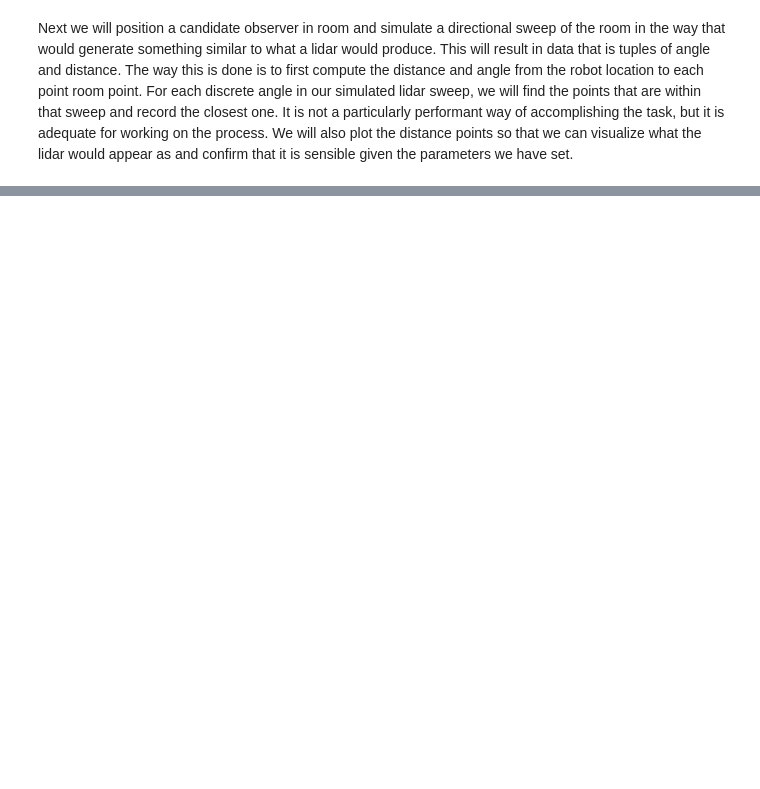
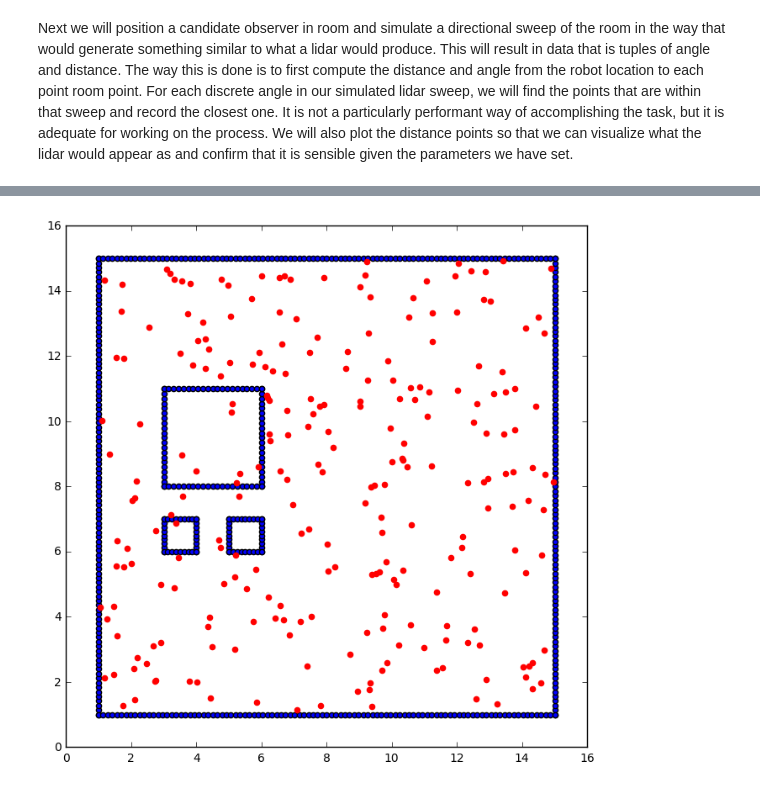
Before and after one commit to ColinShaw/python-lidar-simulator-particle-filter, a Jupyter notebook: jupyter/LidarParticleFilter.ipynb, the cells around one changed output, grey strips where cells are left out. Cells and saved outputs as stored; diff of their text form; code cells hidden in the pictures; blank space fills up the shorter version.

```diff
--- a/jupyter/LidarParticleFilter.ipynb
+++ b/jupyter/LidarParticleFilter.ipynb
@@ -113,0 +156,39 @@ plt.show()
+# %%
+class Particle:
+
+    def __init__(self, num_particles, bounds):
+        self.num_particles = num_particles
+        top_left, bottom_right = bounds
+        self.x_min, self.y_min = top_left
+        self.x_max, self.y_max = bottom_right
+
+    def generate(self):
+        res = []
+        for i in range(self.num_particles):
+            x = np.random.uniform(self.x_min, self.x_max)
+            y = np.random.uniform(self.y_min, self.y_max)
+            res.append((x,y))
+        return res
+
+
+# Set the plot size
+plt.figure(figsize=(8,8))
+
+# Unzip the x-y coordinates of the room
+x, y = zip(*room)
+
+# Plot the points for the room
+plt.scatter(x, y)
+
+# Generate particles
+p = Particle(250, ((1.,1.), (15.,15.)))
+ps = p.generate()
+
+# Unzip the point for the particles
+x, y = zip(*ps)
+
+# Plot a different color
+plt.scatter(x, y, color='red')
+plt.show()
+# %% [output]
+[figure, added]
```
Also changed, not shown: parts of 10 cells of this notebook.
